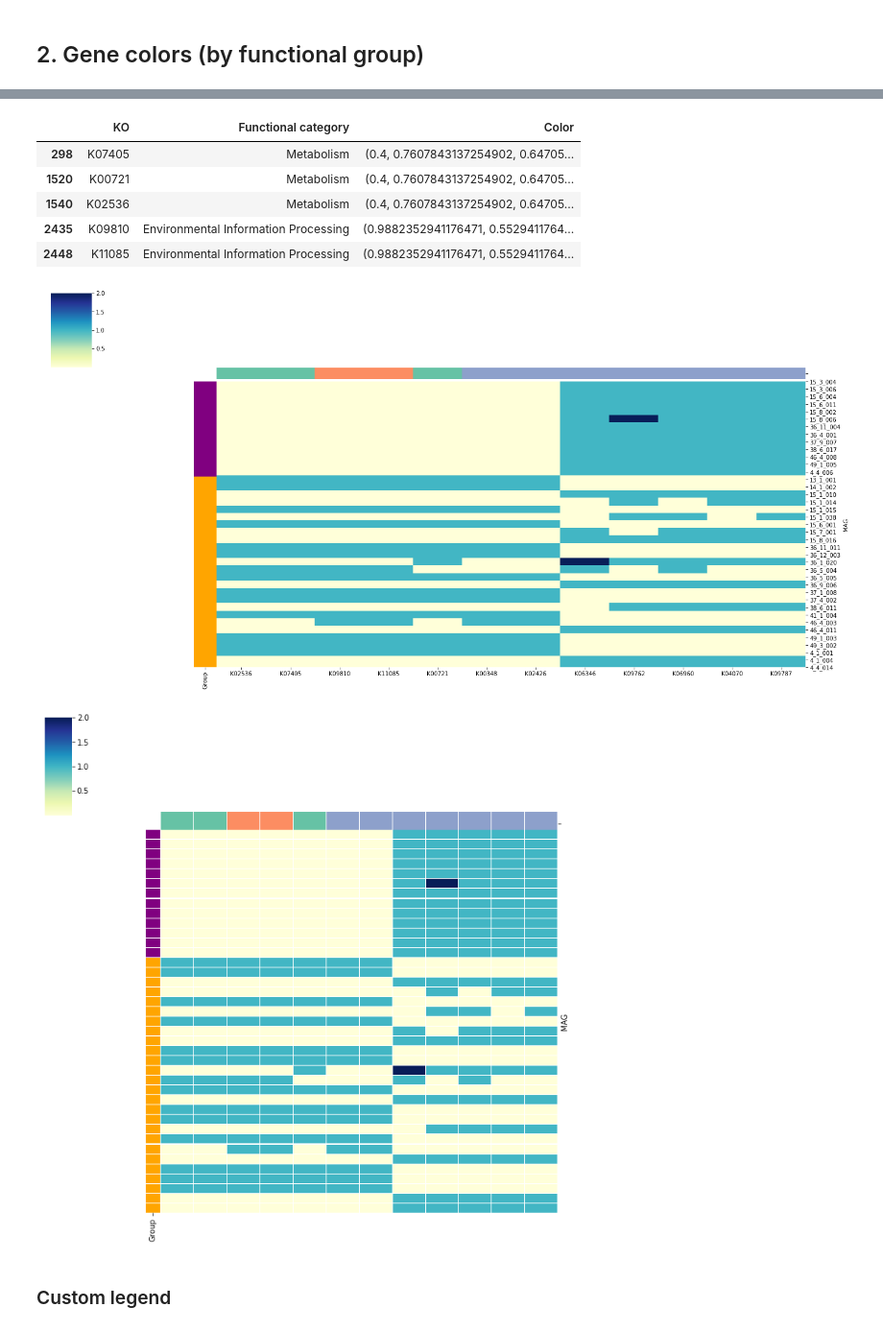
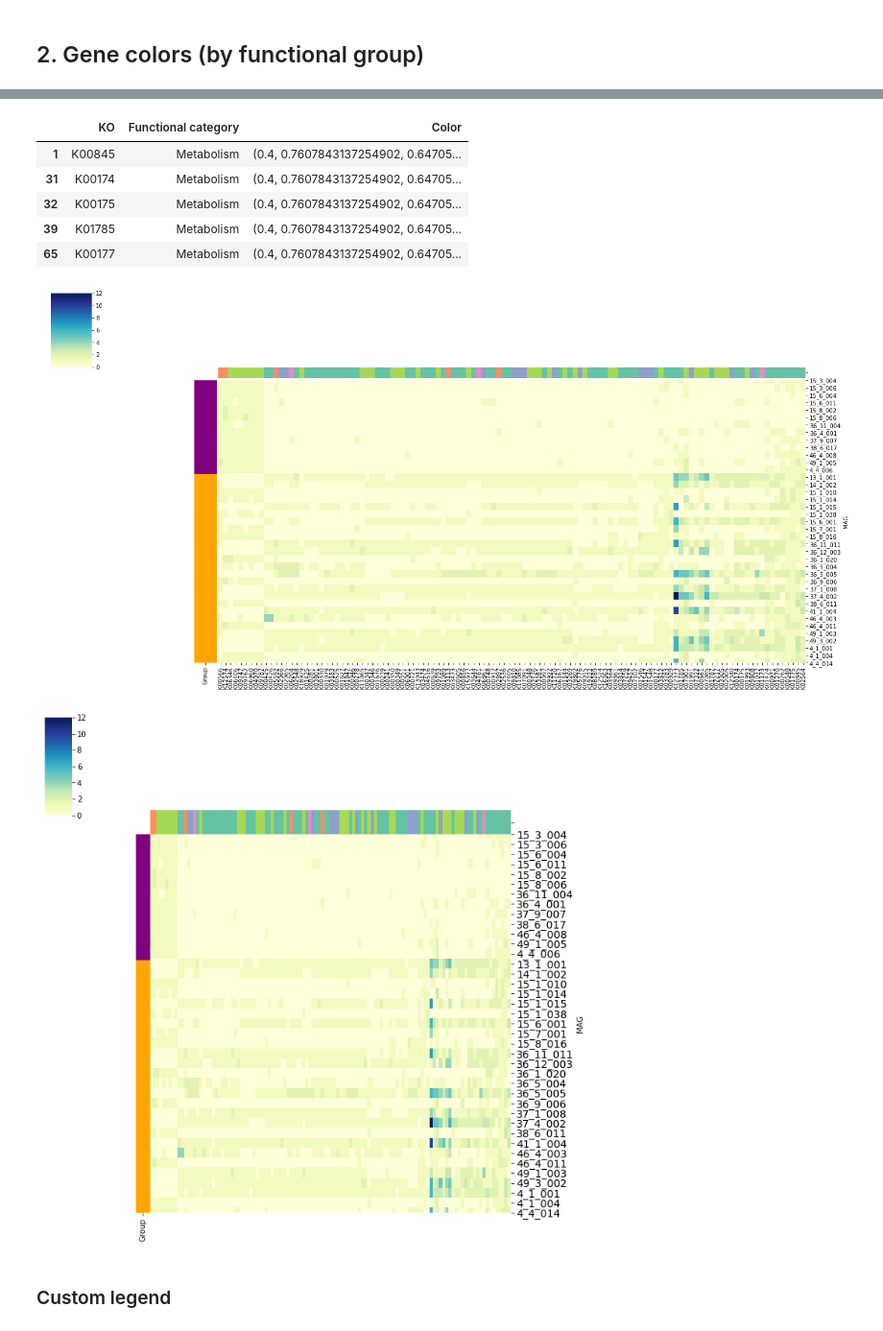
Before and after one commit to nvpatin/Norovirus_manuscript, a Jupyter notebook: MAGs_KOs_clustermap_Fig5.ipynb, the cells around one changed output, grey strips where cells are left out. Shown at 96% size. Drawn from its saved outputs; the diff is of its cells as text; code cells hidden in the pictures.

Commit message:
Added multiple test correction for p-values

```diff
--- a/MAGs_KOs_clustermap_Fig5.ipynb
+++ b/MAGs_KOs_clustermap_Fig5.ipynb
@@ -121,0 +110,4 @@ df_both.to_csv("MAG_KOs_bothgroups.csv")
+# %%
+nunique = df_both.apply(pd.Series.nunique)
+cols_to_drop = nunique[nunique == 1].index
+df_both = df_both.drop(cols_to_drop, axis=1)
@@ -124,9 +145,9 @@ df_both.to_csv("MAG_KOs_bothgroups.csv")
 # %% [markdown]
 ### Add two new rows for statistical results
 # %%
-df_ttest = df_both.append(pd.Series(name='ttest'))
-df_ttest = df_ttest.append(pd.Series(name='p-value'))
-df_ttest = df_ttest.append(pd.Series(name='corrected_p-value'))
+df_ttest = df_both.append(pd.Series(name='ttest', dtype='int'))
+df_ttest = df_ttest.append(pd.Series(name='p-value', dtype='int'))
+df_ttest = df_ttest.append(pd.Series(name='corrected_p-value', dtype='int'))
 df_ttest.tail()
 # %% [output]
 |  | K00003 | K00005 | K00012 | K00013 | K00014 | K00016 | K00018 | K00020 | K00027 | K00029 | ... | ... |
@@ -140,9 +161,9 @@ df_ttest.tail()
 # %% [markdown]
 ### Fill new rows with results of scipy t-tests
 # %%
-df_ttest.iloc[39] = np.array(stats.ttest_ind(df_ttest.iloc[:13, :], df_ttest.iloc[13:39, :], axis=0, equal_var=False))[0]
-df_ttest.iloc[40] = np.array(stats.ttest_ind(df_ttest.iloc[:13, :], df_ttest.iloc[13:39, :], axis=0, equal_var=False))[1]
-df_ttest.iloc[41] = multipletests(df_ttest.iloc[40], alpha=0.1, method='bonferroni')[1]
+df_ttest.iloc[39] = ttest_ind(df_ttest.iloc[:13, :], df_ttest.iloc[13:39, :], usevar='unequal', value=0)[0]
+df_ttest.iloc[40] = ttest_ind(df_ttest.iloc[:13, :], df_ttest.iloc[13:39, :], usevar='unequal', value=0)[1]
+df_ttest.iloc[41] = fdrcorrection(df_ttest.iloc[40], alpha=0.1, method='indep')[1]
 df_ttest.tail()
 # %% [output]
 |  | K00003 | K00005 | K00012 | K00013 | K00014 | K00016 | K00018 | K00020 | K00027 | K00029 | ... | ... |
@@ -304,5 +347,5 @@ kos_funct = kos2.loc[kos2['KO'].isin(ko_sd_list), :]
 # %%
-kos_funct = kos_funct[['KO','Function']].to_csv('MAG_KOs_SD_CORRECTED_functions.csv')
+kos_funct[['KO','Function']].to_csv('MAG_KOs_SD_CORRECTED_functions.csv')
 # %% [markdown]
 ## Format for heat map
 # %% [markdown]
@@ -382,11 +433,11 @@ kos_column_colors['Color'] = kos_column_colors['Functional category'].map(lut)
 kos_column_colors.head()
 # %% [output]
 |  | KO | Functional category | Color |
-| 298 | K07405 | Metabolism | (0.4, 0.7607843137254902, 0.64705... |
-| 1520 | K00721 | Metabolism | (0.4, 0.7607843137254902, 0.64705... |
-| 1540 | K02536 | Metabolism | (0.4, 0.7607843137254902, 0.64705... |
-| 2435 | K09810 | Environmental Information Processing | (0.9882352941176471, 0.5529411764... |
-| 2448 | K11085 | Environmental Information Processing | (0.9882352941176471, 0.5529411764... |
+| 1 | K00845 | Metabolism | (0.4, 0.7607843137254902, 0.64705... |
+| 31 | K00174 | Metabolism | (0.4, 0.7607843137254902, 0.64705... |
+| 32 | K00175 | Metabolism | (0.4, 0.7607843137254902, 0.64705... |
+| 39 | K01785 | Metabolism | (0.4, 0.7607843137254902, 0.64705... |
+| 65 | K00177 | Metabolism | (0.4, 0.7607843137254902, 0.64705... |
 # %%
 lut3 = dict(zip(kos_column_colors['KO'], kos_column_colors['Color']))
 column_colors = pd.Series(lut3)
@@ -397,23 +448,22 @@ p = sns.clustermap(df_hmap, cmap='YlGnBu', figsize=(20,10), xticklabels=True, yt
                    col_colors=column_colors)
 p.ax_col_dendrogram.set_visible(False)
 # %% [output]
-[figure, old version]
+[figure, new version]
 # %%
 # Make it look pretty
 # See below for sample_colors and column_colors
-p = sns.clustermap(df_hmap, cmap='YlGnBu', xticklabels=False, yticklabels=False, row_cluster=False,
-                   method='ward', metric='euclidean', row_colors=sample_colors, col_colors=column_colors,
-                  linewidths=0.05)
+p = sns.clustermap(df_hmap, cmap='YlGnBu', xticklabels=False, yticklabels=True, row_cluster=False,
+                   method='ward', metric='euclidean', row_colors=sample_colors, col_colors=column_colors)
 hm = p.ax_heatmap.get_position()
 plt.setp(p.ax_heatmap.yaxis.get_majorticklabels(), fontsize=14)
 plt.setp(p.ax_heatmap.xaxis.get_majorticklabels(), fontsize=8)
 p.ax_heatmap.set_position([hm.x0, hm.y0, hm.width, hm.height])
 col = p.ax_col_dendrogram.get_position()
 row = p.ax_row_dendrogram.get_position()
 p.ax_col_dendrogram.set_position([col.x0, col.y0, col.width, col.height])
 p.ax_col_colors.set_position([col.x0, col.y0-0.04, col.width, col.height*0.25])
 #p.ax_row_dendrogram.set_position([row.x0+0.07, row.y0, row.width*0.75, row.height])
 p.ax_col_dendrogram.set_visible(False)
 # %% [output]
-[figure, old version]
+[figure, new version]
 # %%
```
Also changed, not shown: parts of 28 cells of this notebook.
